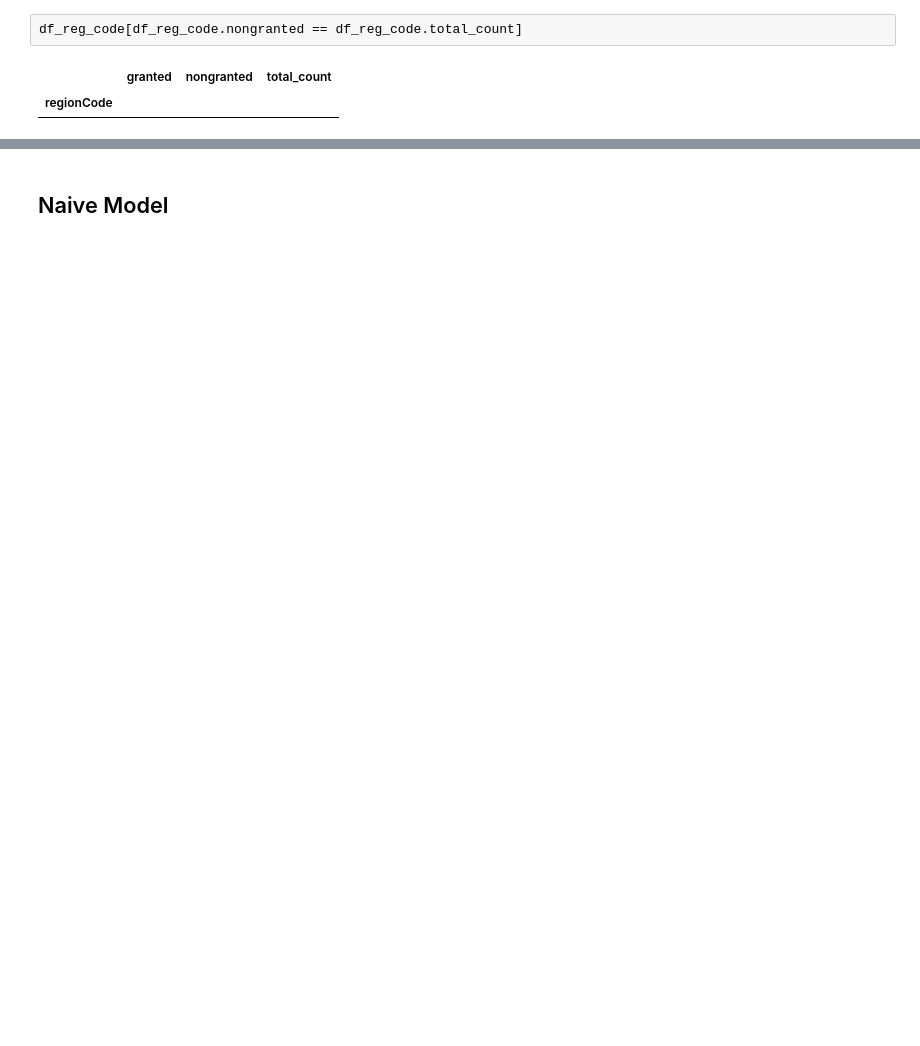
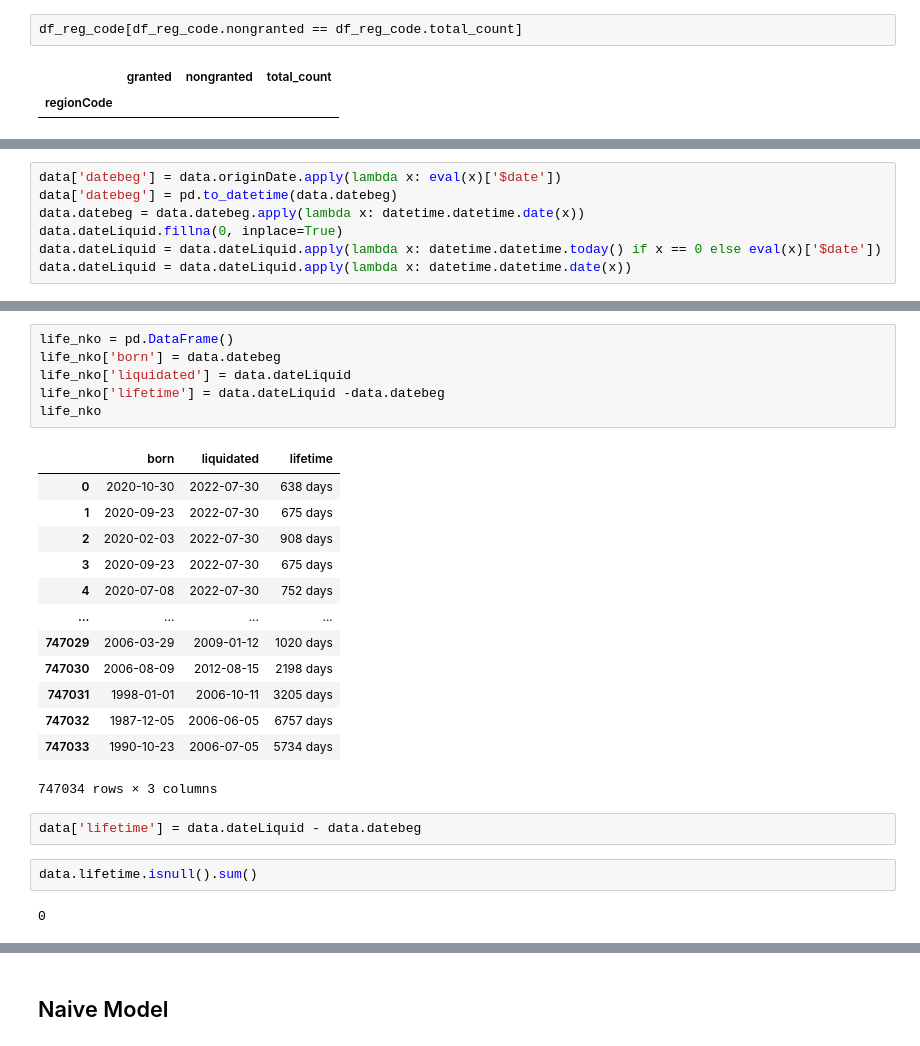
Before and after one commit to Elen-Skri/Projects-DSC, a Jupyter notebook: Teplitsa_hackaton/Case_1_nko_FE.ipynb, the cells around one changed output, grey strips where cells are left out. Saved outputs shown, nothing was run; the diff lists cells and outputs as text; blank space fills up the shorter version.

```diff
--- a/Teplitsa_hackaton/Case_1_nko_FE.ipynb
+++ b/Teplitsa_hackaton/Case_1_nko_FE.ipynb
@@ -276,0 +249,7 @@ Name: regionName, dtype: int64
+# %%
+data['datebeg'] = data.originDate.apply(lambda x: eval(x)['$date'])
+data['datebeg'] = pd.to_datetime(data.datebeg)
+data.datebeg = data.datebeg.apply(lambda x: datetime.datetime.date(x))
+data.dateLiquid.fillna(0, inplace=True)
+data.dateLiquid = data.dateLiquid.apply(lambda x: datetime.datetime.today() if x == 0 else eval(x)['$date'])
+data.dateLiquid = data.dateLiquid.apply(lambda x: datetime.datetime.date(x))
@@ -276,0 +279,26 @@ Name: regionName, dtype: int64
+# %%
+life_nko = pd.DataFrame()
+life_nko['born'] = data.datebeg
+life_nko['liquidated'] = data.dateLiquid
+life_nko['lifetime'] = data.dateLiquid -data.datebeg
+life_nko
+# %% [output]
+|  | born | liquidated | lifetime |
+| 0 | 2020-10-30 | 2022-07-30 | 638 days |
+| 1 | 2020-09-23 | 2022-07-30 | 675 days |
+| 2 | 2020-02-03 | 2022-07-30 | 908 days |
+| 3 | 2020-09-23 | 2022-07-30 | 675 days |
+| 4 | 2020-07-08 | 2022-07-30 | 752 days |
+| ... | ... | ... | ... |
+| 747029 | 2006-03-29 | 2009-01-12 | 1020 days |
+| 747030 | 2006-08-09 | 2012-08-15 | 2198 days |
+| 747031 | 1998-01-01 | 2006-10-11 | 3205 days |
+| 747032 | 1987-12-05 | 2006-06-05 | 6757 days |
+| 747033 | 1990-10-23 | 2006-07-05 | 5734 days |
+747034 rows × 3 columns
+# %%
+data['lifetime'] = data.dateLiquid - data.datebeg
+# %%
+data.lifetime.isnull().sum()
+# %% [output]
+0
```
Also changed, not shown: parts of 50 cells of this notebook.
